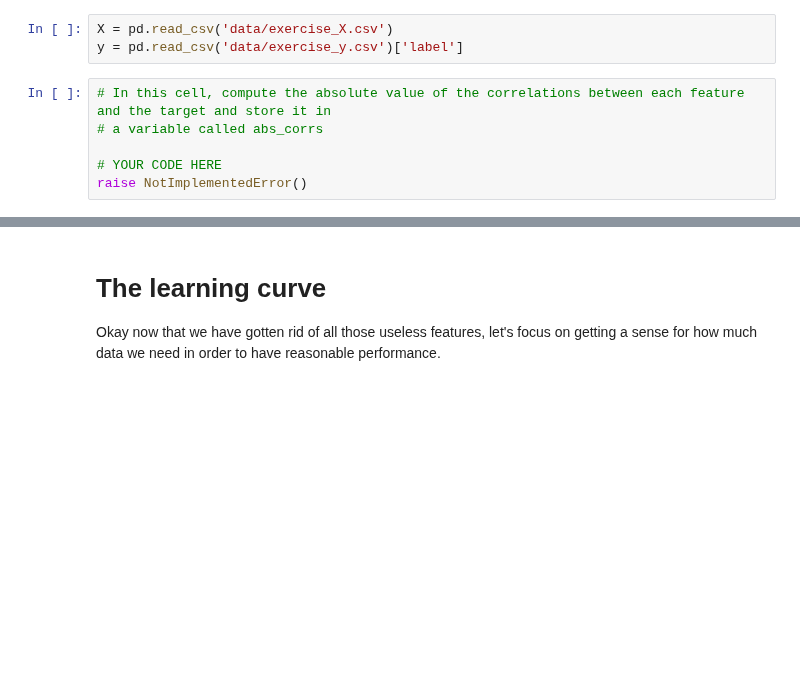
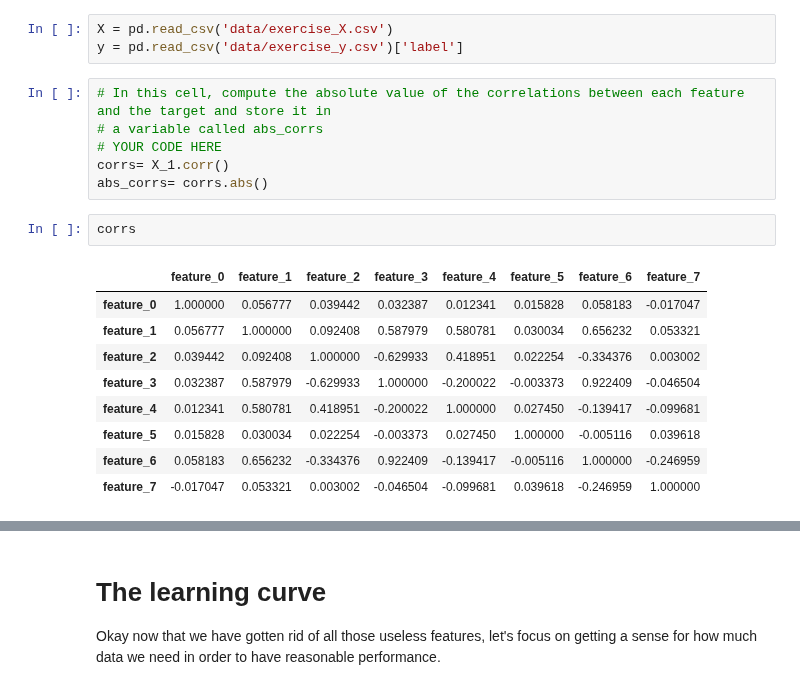
Before and after one commit to MafaldaPaco/batch3-workspace, a Jupyter notebook: S01/SLU16 - Data Sufficiency and Selection/Exercise notebook.ipynb, the cells around one changed output, grey strips where cells are left out. Cells and saved outputs as stored; diff of their text form; blank space fills up the shorter version.

```diff
--- a/S01/SLU16 - Data Sufficiency and Selection/Exercise notebook.ipynb
+++ b/S01/SLU16 - Data Sufficiency and Selection/Exercise notebook.ipynb
@@ -191,9 +186,21 @@ y = pd.read_csv('data/exercise_y.csv')['label']
 # %%
 # In this cell, compute the absolute value of the correlations between each feature and the target and store it in
 # a variable called abs_corrs
-
 # YOUR CODE HERE
-raise NotImplementedError()
+corrs= X_1.corr()
+abs_corrs= corrs.abs()
+# %%
+corrs
+# %% [output]
+|  | feature_0 | feature_1 | feature_2 | feature_3 | feature_4 | feature_5 | feature_6 | feature_7 |
+| feature_0 | 1.000000 | 0.056777 | 0.039442 | 0.032387 | 0.012341 | 0.015828 | 0.058183 | -0.017047 |
+| feature_1 | 0.056777 | 1.000000 | 0.092408 | 0.587979 | 0.580781 | 0.030034 | 0.656232 | 0.053321 |
+| feature_2 | 0.039442 | 0.092408 | 1.000000 | -0.629933 | 0.418951 | 0.022254 | -0.334376 | 0.003002 |
+| feature_3 | 0.032387 | 0.587979 | -0.629933 | 1.000000 | -0.200022 | -0.003373 | 0.922409 | -0.046504 |
+| feature_4 | 0.012341 | 0.580781 | 0.418951 | -0.200022 | 1.000000 | 0.027450 | -0.139417 | -0.099681 |
+| feature_5 | 0.015828 | 0.030034 | 0.022254 | -0.003373 | 0.027450 | 1.000000 | -0.005116 | 0.039618 |
+| feature_6 | 0.058183 | 0.656232 | -0.334376 | 0.922409 | -0.139417 | -0.005116 | 1.000000 | -0.246959 |
+| feature_7 | -0.017047 | 0.053321 | 0.003002 | -0.046504 | -0.099681 | 0.039618 | -0.246959 | 1.000000 |
 # %%
 ### BEGIN TESTS
 expected_features = {
```
Also changed, not shown: parts of 15 cells of this notebook.
